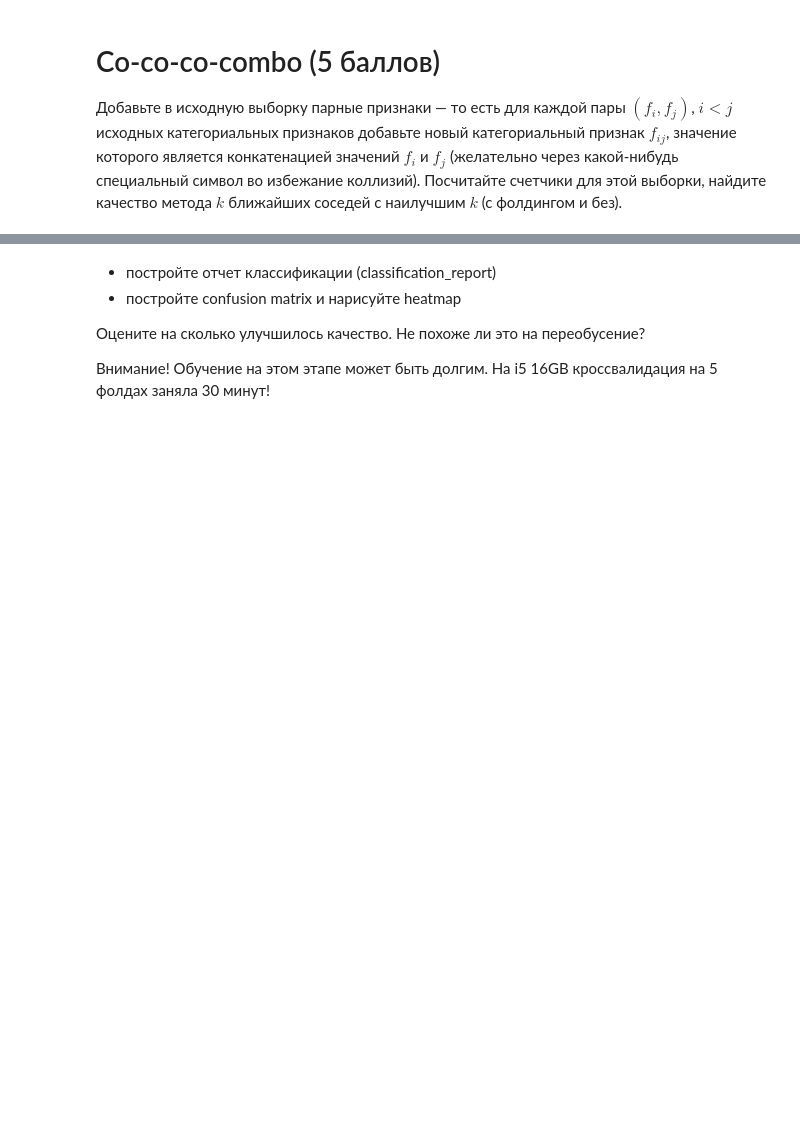
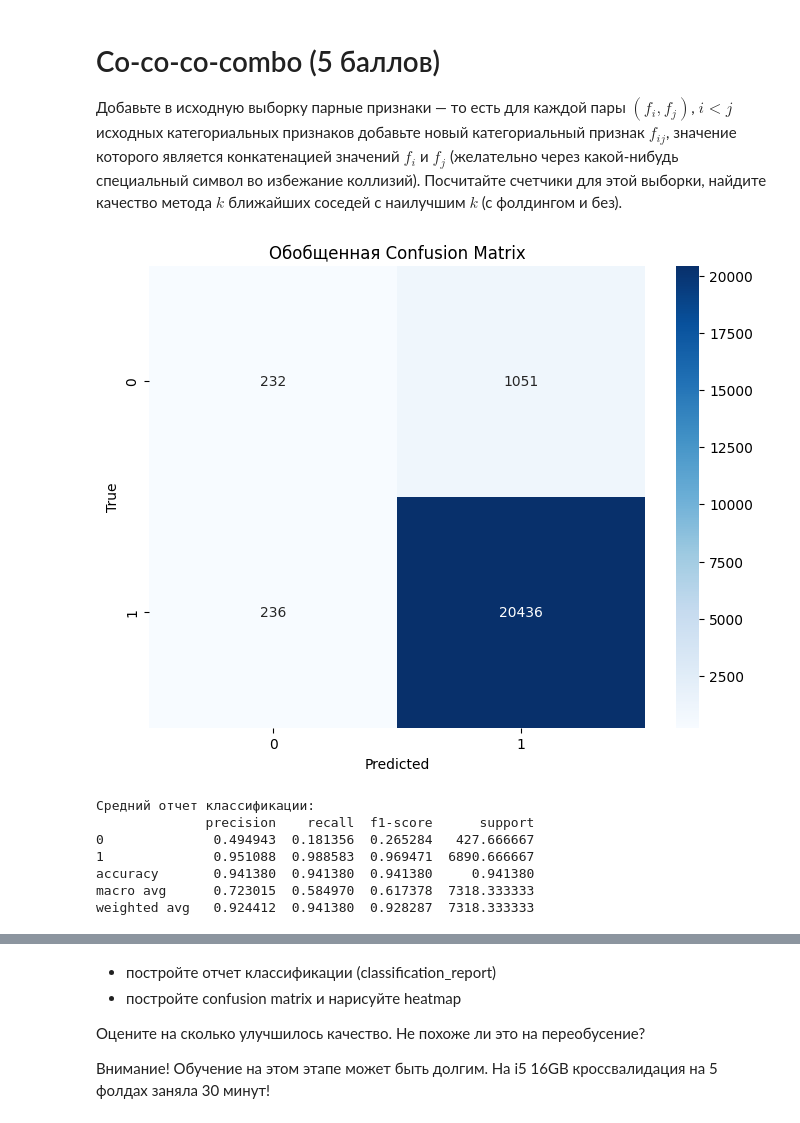
Before and after one commit to Sversim/ML, a Jupyter notebook: 04_knn/03-hw-knn.ipynb, the cells around one changed output, grey strips where cells are left out. Drawn from its saved outputs; the diff is of its cells as text; code cells hidden in the pictures; blank space fills up the shorter version.

```diff
--- a/04_knn/03-hw-knn.ipynb
+++ b/04_knn/03-hw-knn.ipynb
@@ -244,21 +264,3 @@ y_pred = knn.predict(test_data)
 - постройте confusion matrix и нарисуйте heatmap
 
 Оцените на сколько улучшилось качество.
-# %%
-if not SIMPLE_VERSION:
-    classification_report_2 = classification_report(y_test, y_pred)
-    print("Было\n", classification_report_1)
-    print("Стало\n", classification_report_2)
-
-    # Создание confusion matrix
-    cm = confusion_matrix(y_test, y_pred)
-
-    # Визуализация confusion matrix с heatmap
-    plt.figure(figsize=(8, 6))
-    sns.heatmap(cm, annot=True, fmt='d', cmap='Blues', xticklabels=['0', '1'], yticklabels=['0', '1'])
-    plt.xlabel('Предсказанные метки')
-    plt.ylabel('Истинные метки')
-    plt.title('Confusion Matrix')
-    plt.show()
-
-    # classification_report_1
@@ -285,0 +277,10 @@ weighted avg       0.89      0.94      0.91     10814
+# %%
+all_reports = []
+for report in scores:
+    rep_df = pd.DataFrame(report).transpose()
+    all_reports.append(rep_df)
+
+# Вычисляем средние значения
+mean_report = pd.concat(all_reports).groupby(level=0).mean()
+print("Было\n", classification_report_1)
+print("Стало\n", mean_report)
@@ -293,6 +312,0 @@ df_combo = df.copy()
-# %%
-data_combo = pd.DataFrame(index=df_combo.index)
-for col_name in df_combo.columns:
-    if col_name == 'ACTION':
-        continue
-    # тут ваш код
@@ -298,0 +460,20 @@ for col_name in df_combo.columns:
+# %%
+# С кросс-валидацией
+df_combo = df.copy()
+
+for col1, col2 in combinations(df.columns, 2):
+    if col1 == 'ACTION' or col2 == 'ACTION':
+        continue
+    new_col_name = f"{col1}_{col2}"
+    df_combo[new_col_name] = df[col1].astype(str) + "_" + df[col2].astype(str)
+
+report_with_folds, aggregate_cm = evaluate_with_folds(df_combo)
+# %% [output]
+[figure, added]
+Средний отчет классификации:
+              precision    recall  f1-score      support
+0              0.494943  0.181356  0.265284   427.666667
+1              0.951088  0.988583  0.969471  6890.666667
+accuracy       0.941380  0.941380  0.941380     0.941380
+macro avg      0.723015  0.584970  0.617378  7318.333333
+weighted avg   0.924412  0.941380  0.928287  7318.333333
```
Also changed, not shown: parts of 19 cells of this notebook.
